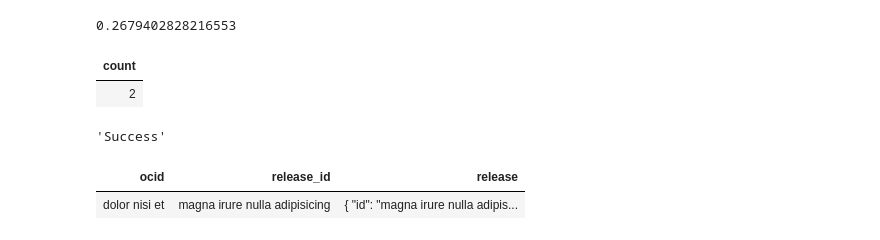
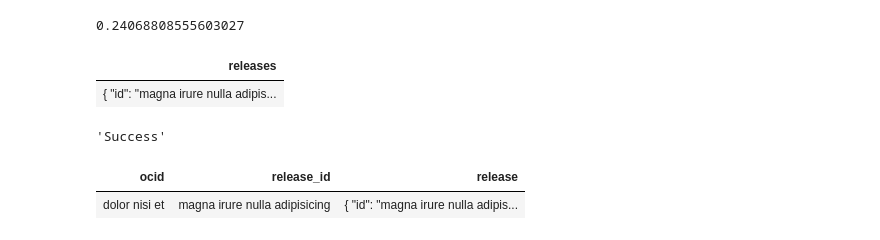
Before and after one commit to OpenDataServices/noteql, a Jupyter notebook: files/example/test.ipynb, the cells around one changed output. Cells and saved outputs as stored; diff of their text form; code cells hidden in the pictures.

Commit message:
more work on running without docker

```diff
--- a/files/example/test.ipynb
+++ b/files/example/test.ipynb
@@ -6,16 +4,26 @@ session = noteql.Session('newexample')
+# %%
+#With docker install just use
+#session = noteql.Session('newexample')
+
+#If you create a supereuser noteql with password and db noteql use this line instead
+session = noteql.Session('newexample', dburi='postgresql://noteql:noteql@localhost/noteql')
+
+#Use this line if you have a custom postges setup replacing user, password and mydatabase
+#session = noteql.Session('newexample', dburi='postgresql://user:password@localhost/mydatabase')
 # %%
 import time
 start = time.time()
 session.load_json('full-1.1.json', path_to_list='releases', table_name='import', field_name='releases')
+
 end = time.time()
 print(end - start)
 # %% [output]
-0.2679402828216553
+0.24068808555603027
 # %%
-session.run_sql('''select count(*) from import limit 1''')
+session.run_sql('''select * from import limit 1''')
 # %% [output]
-| count |
-| 2 |
+| releases |
+| { "id": "magna irure nulla adipis... |
 # %%
 session.run_sql('''
 drop table if exists releases;
```
Also changed, not shown: parts of 3 cells of this notebook, 2 other files.
